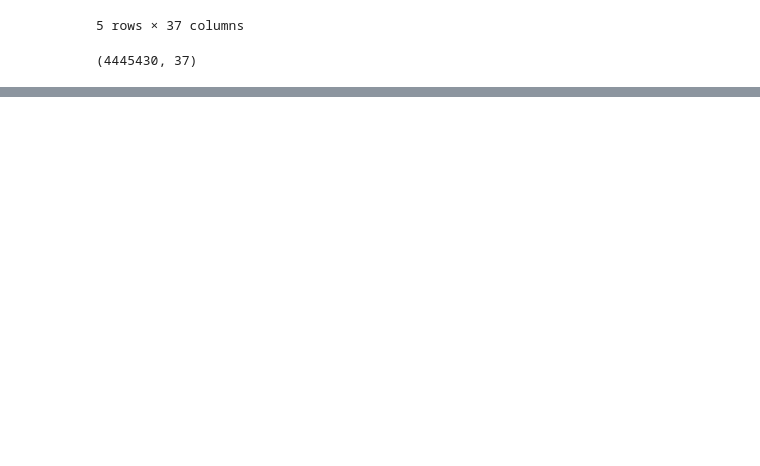
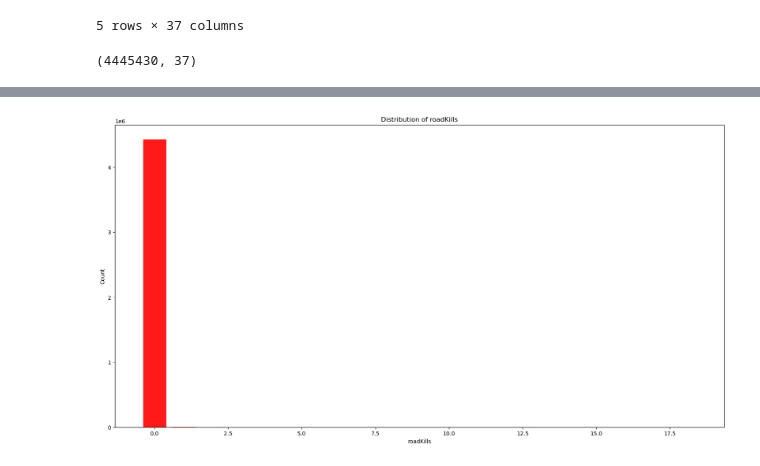
Before and after one commit to zhangkuntony/PUBG, a Jupyter notebook: Example.ipynb, the cells around one changed output, grey strips where cells are left out. Saved outputs shown, nothing was run; the diff lists cells and outputs as text; code cells hidden in the pictures; blank space fills up the shorter version.

```diff
--- a/Example.ipynb
+++ b/Example.ipynb
@@ -217,3 +195,0 @@ train[train['killsWithoutMoving'] == True].head(10)
-# %%
-# Remove outliers
-train.drop(train[train['killsWithoutMoving'] == True].index, inplace=True)
@@ -458,0 +201,14 @@ matchType_encoding.head()
+# %%
+# 使用matplotlib绘制驾车杀敌数的柱状图
+rode_kill_data = train['roadKills']
+road_kill_count = rode_kill_data.value_counts().sort_index()
+# 开始绘图
+plt.figure(figsize=(20, 10))
+color_gradient = plt.cm.hsv(np.linspace(0, 1, len(counts)))
+plt.bar(road_kill_count.index, road_kill_count.values, color=color_gradient, alpha=0.9, edgecolor='white', linewidth=1.0)
+plt.xlabel('roadKills')
+plt.ylabel('Count')
+plt.title('Distribution of roadKills')
+plt.show()
+# %% [output]
+[figure, added]
```
Also changed, not shown: parts of 140 cells of this notebook.
